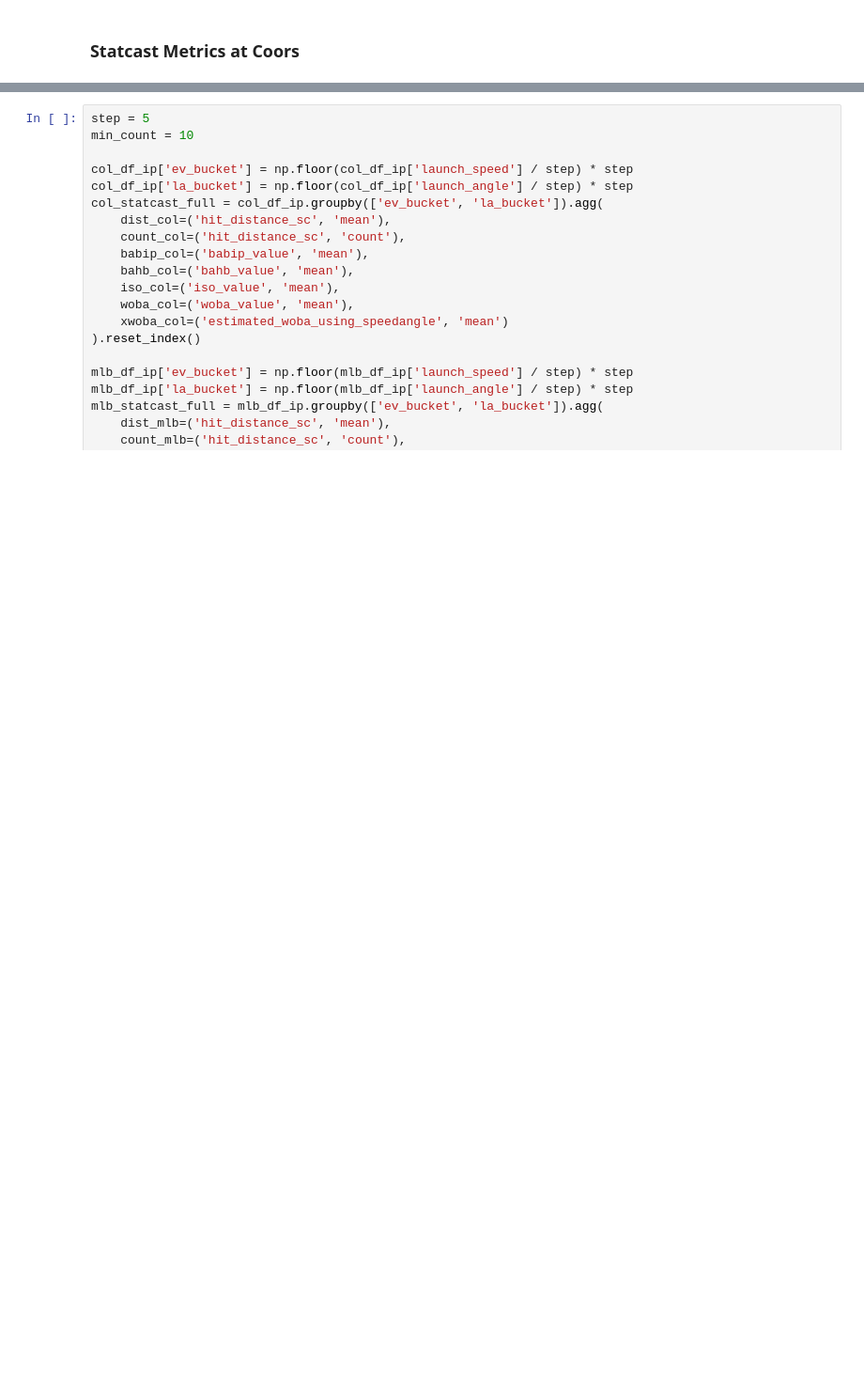
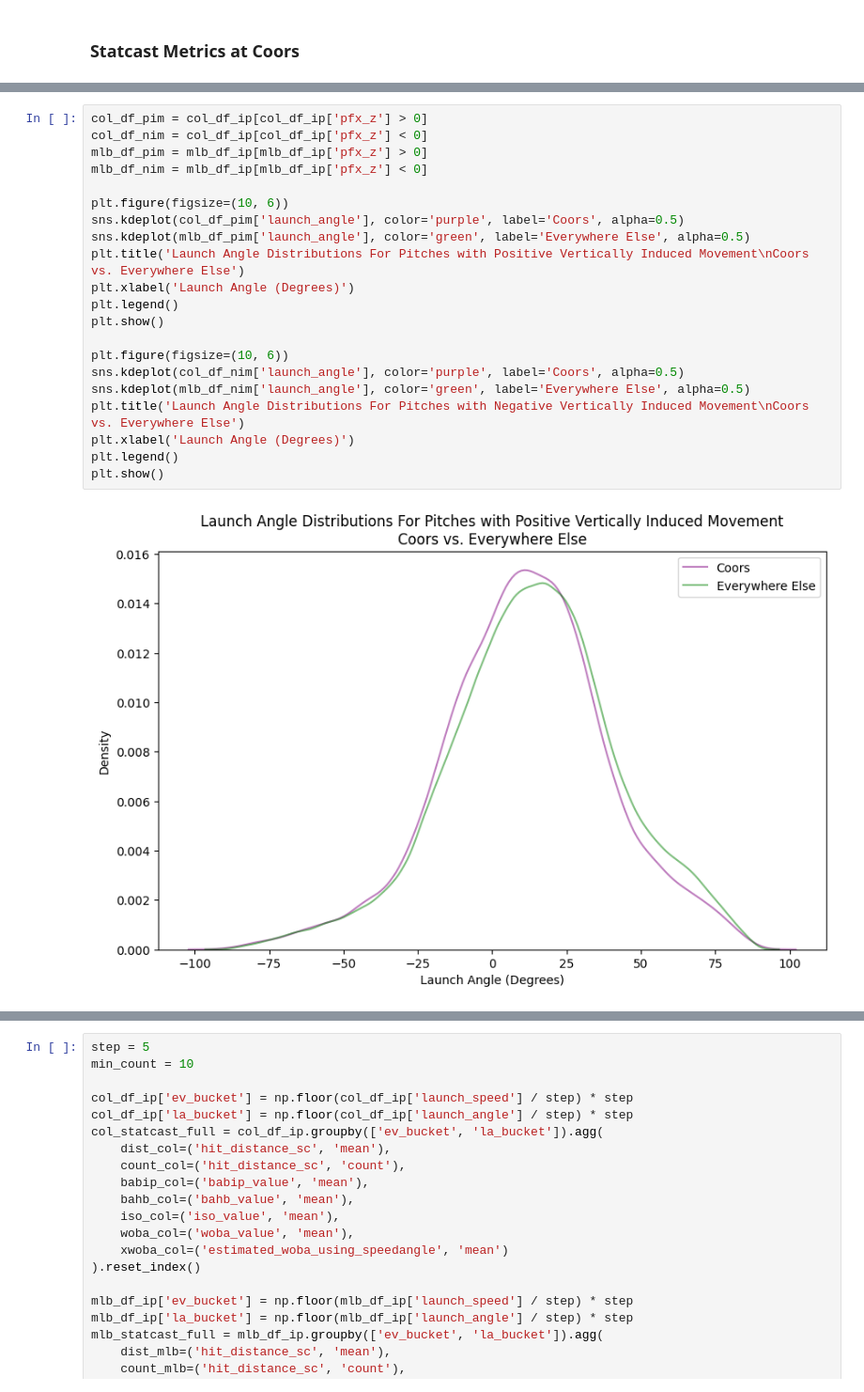
Before and after one commit to skparagas/Coors-Hangover-Effect, a Jupyter notebook: report.ipynb, the cells around one changed output, grey strips where cells are left out. Shown at 94% size. Drawn from its saved outputs; the diff is of its cells as text; blank space fills up the shorter version.

```diff
--- a/report.ipynb
+++ b/report.ipynb
@@ -219,0 +224,23 @@ plt.show()
+# %%
+col_df_pim = col_df_ip[col_df_ip['pfx_z'] > 0]
+col_df_nim = col_df_ip[col_df_ip['pfx_z'] < 0]
+mlb_df_pim = mlb_df_ip[mlb_df_ip['pfx_z'] > 0]
+mlb_df_nim = mlb_df_ip[mlb_df_ip['pfx_z'] < 0]
+
+plt.figure(figsize=(10, 6))
+sns.kdeplot(col_df_pim['launch_angle'], color='purple', label='Coors', alpha=0.5)
+sns.kdeplot(mlb_df_pim['launch_angle'], color='green', label='Everywhere Else', alpha=0.5)
+plt.title('Launch Angle Distributions For Pitches with Positive Vertically Induced Movement\nCoors vs. Everywhere Else')
+plt.xlabel('Launch Angle (Degrees)')
+plt.legend()
+plt.show()
+
+plt.figure(figsize=(10, 6))
+sns.kdeplot(col_df_nim['launch_angle'], color='purple', label='Coors', alpha=0.5)
+sns.kdeplot(mlb_df_nim['launch_angle'], color='green', label='Everywhere Else', alpha=0.5)
+plt.title('Launch Angle Distributions For Pitches with Negative Vertically Induced Movement\nCoors vs. Everywhere Else')
+plt.xlabel('Launch Angle (Degrees)')
+plt.legend()
+plt.show()
+# %% [output]
+[figure, added]
```
Also changed, not shown: parts of 10 cells of this notebook, 1 other file.
